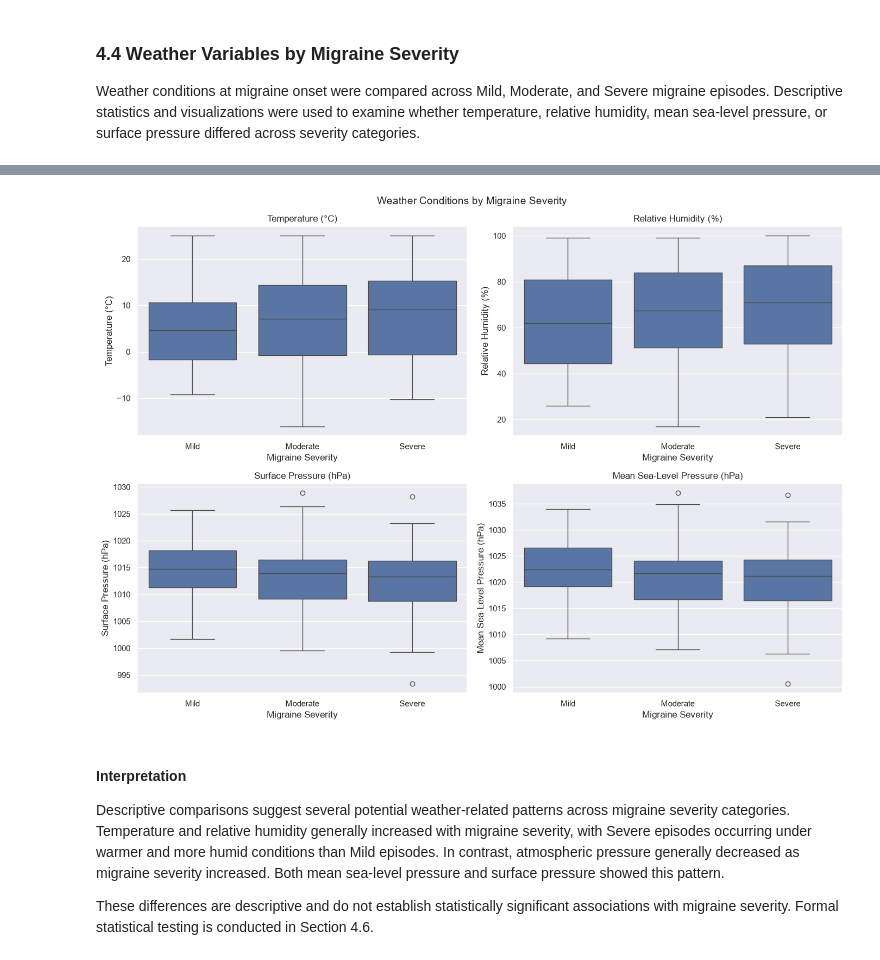
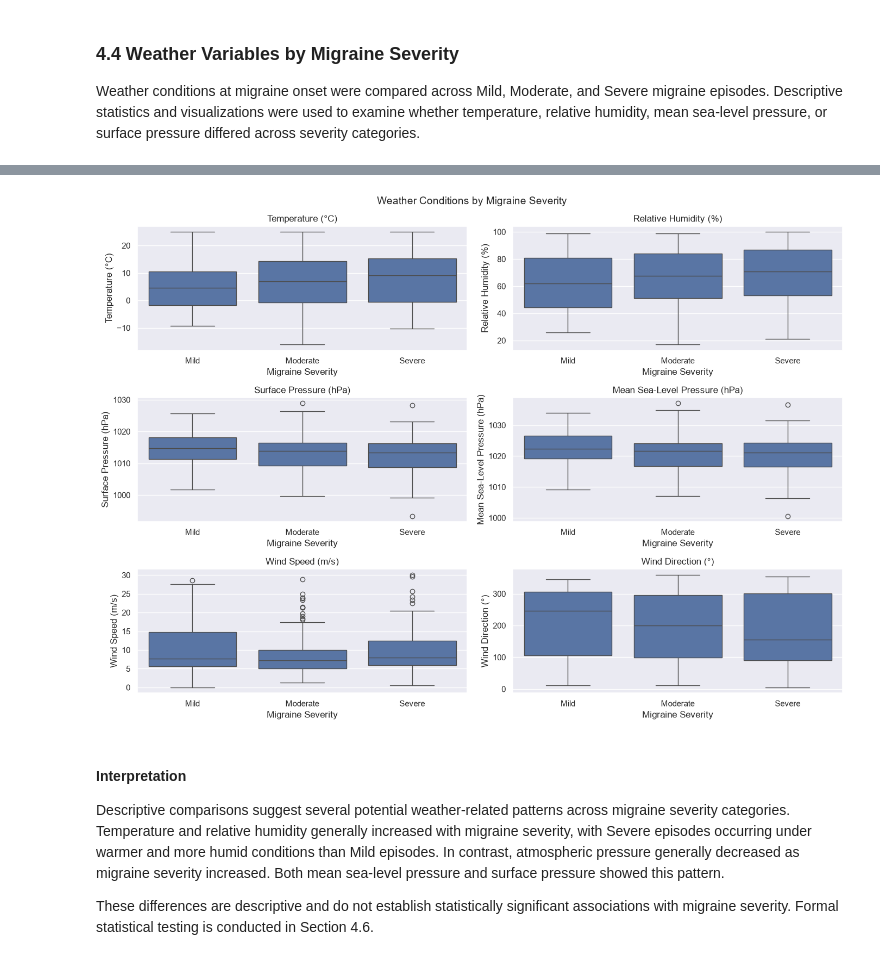
Before and after one commit to rebeccarickard/migraine-severity-prediction, a Jupyter notebook: Notebooks/03_Exploratory_Data_Analysis.ipynb, the cells around one changed output, grey strips where cells are left out. Saved outputs shown, nothing was run; the diff lists cells and outputs as text; code cells hidden in the pictures.

```diff
--- a/Notebooks/03_Exploratory_Data_Analysis.ipynb
+++ b/Notebooks/03_Exploratory_Data_Analysis.ipynb
@@ -664,11 +681,13 @@ weather_labels = {
     "relative_humidity_2m": "Relative Humidity (%)",
     "pressure_msl": "Mean Sea-Level Pressure (hPa)",
     "surface_pressure": "Surface Pressure (hPa)",
+    "wind_speed_10m": "Wind Speed (m/s)",
+    "wind_direction_10m": "Wind Direction (°)",
 }
 
 # Plot distributions of raw weather variables
 fig, axes = plt.subplots(
-    nrows=2,
+    nrows=3,
     ncols=2,
     figsize=(14, 10)
 )
@@ -731,35 +750,35 @@ weather_by_severity
 # %%
 # Compare weather distributions across migraine severity
 fig, axes = plt.subplots(
-    nrows=2,
+    nrows=3,
     ncols=2,
     figsize=(14, 10)
 )
 
 axes = axes.flatten()
 
 for ax, feature in zip(axes, WEATHER_RAW_FEATURES):
     sns.boxplot(
         data=weather_model_df,
         x=TARGET,
         y=feature,
         order=SEVERITY_ORDER,
         ax=ax
     )
 
     ax.set_title(weather_labels[feature])
     ax.set_xlabel("Migraine Severity")
     ax.set_ylabel(weather_labels[feature])
 
 plt.suptitle(
     "Weather Conditions by Migraine Severity",
     fontsize=14
 )
 
 plt.tight_layout()
 plt.show()
 # %% [output]
-[figure, old version]
+[figure, new version]
 # %% [markdown]
 #### Interpretation
 
```
Also changed, not shown: parts of 29 cells of this notebook, 5 other files.
